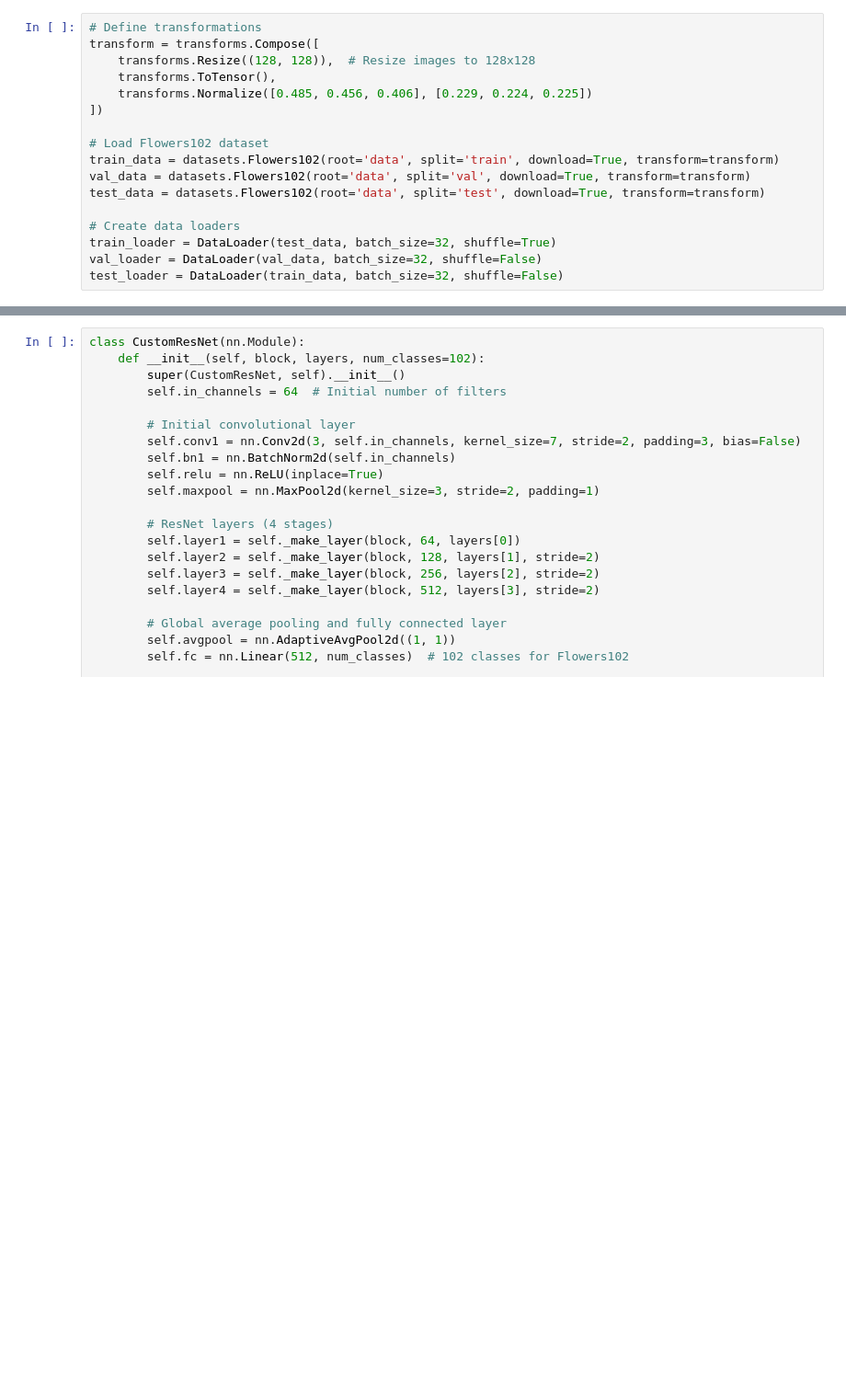
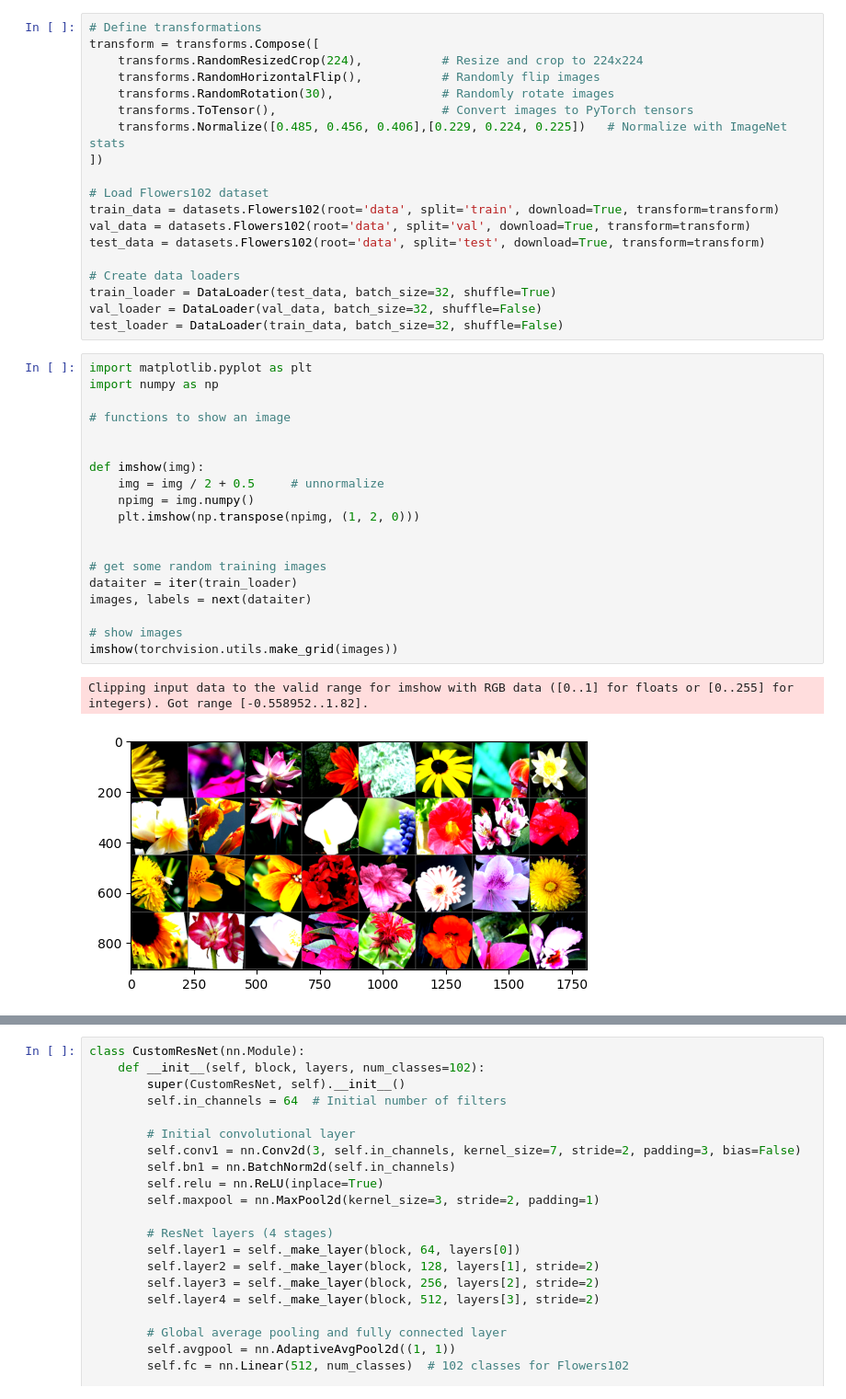
Before and after one commit to Cedricyu/NYCU_DeepLearning, a Jupyter notebook: Lab02/lab02.ipynb, the cells around one changed output, grey strips where cells are left out. Shown: that part at 92% size. Saved outputs shown, nothing was run; the diff lists cells and outputs as text; blank space fills up the shorter version.

```diff
--- a/Lab02/lab02.ipynb
+++ b/Lab02/lab02.ipynb
@@ -8,9 +9,11 @@ import matplotlib.pyplot as plt
 # %%
 # Define transformations
 transform = transforms.Compose([
-    transforms.Resize((128, 128)),  # Resize images to 128x128
-    transforms.ToTensor(),
-    transforms.Normalize([0.485, 0.456, 0.406], [0.229, 0.224, 0.225])
+    transforms.RandomResizedCrop(224),           # Resize and crop to 224x224
+    transforms.RandomHorizontalFlip(),           # Randomly flip images
+    transforms.RandomRotation(30),               # Randomly rotate images
+    transforms.ToTensor(),                       # Convert images to PyTorch tensors
+    transforms.Normalize([0.485, 0.456, 0.406],[0.229, 0.224, 0.225])   # Normalize with ImageNet stats
 ])
 
 # Load Flowers102 dataset
@@ -22,6 +25,28 @@ test_data = datasets.Flowers102(root='data', split='test', download=True, transf
 train_loader = DataLoader(test_data, batch_size=32, shuffle=True)
 val_loader = DataLoader(val_data, batch_size=32, shuffle=False)
 test_loader = DataLoader(train_data, batch_size=32, shuffle=False)
+# %%
+import matplotlib.pyplot as plt
+import numpy as np
+
+# functions to show an image
+
+
+def imshow(img):
+    img = img / 2 + 0.5     # unnormalize
+    npimg = img.numpy()
+    plt.imshow(np.transpose(npimg, (1, 2, 0)))
+
+
+# get some random training images
+dataiter = iter(train_loader)
+images, labels = next(dataiter)
+
+# show images
+imshow(torchvision.utils.make_grid(images))
+# %% [output]
+Clipping input data to the valid range for imshow with RGB data ([0..1] for floats or [0..255] for integers). Got range [-0.558952..1.82].
+[figure, added]
 # %%
 if torch.cuda.is_available():
     device = 'cuda:0'
```
Also changed, not shown: parts of 7 cells of this notebook, 2 other files.
